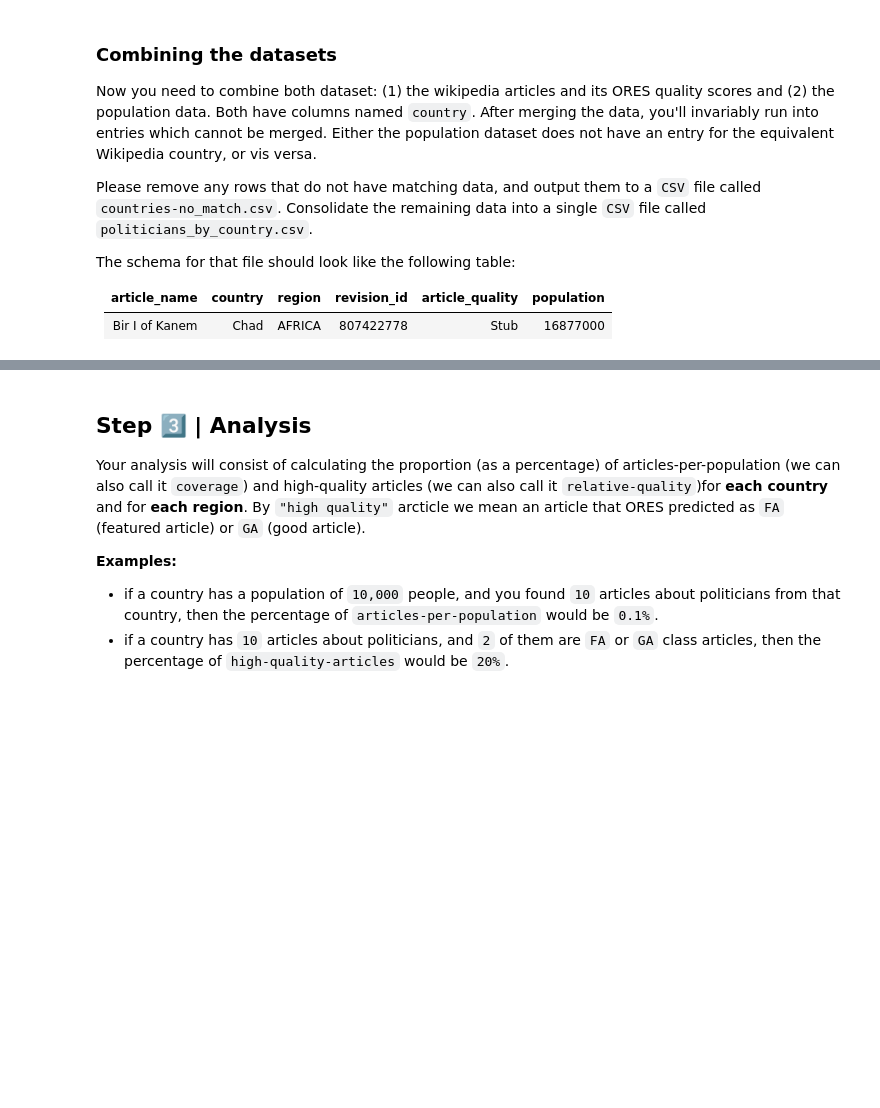
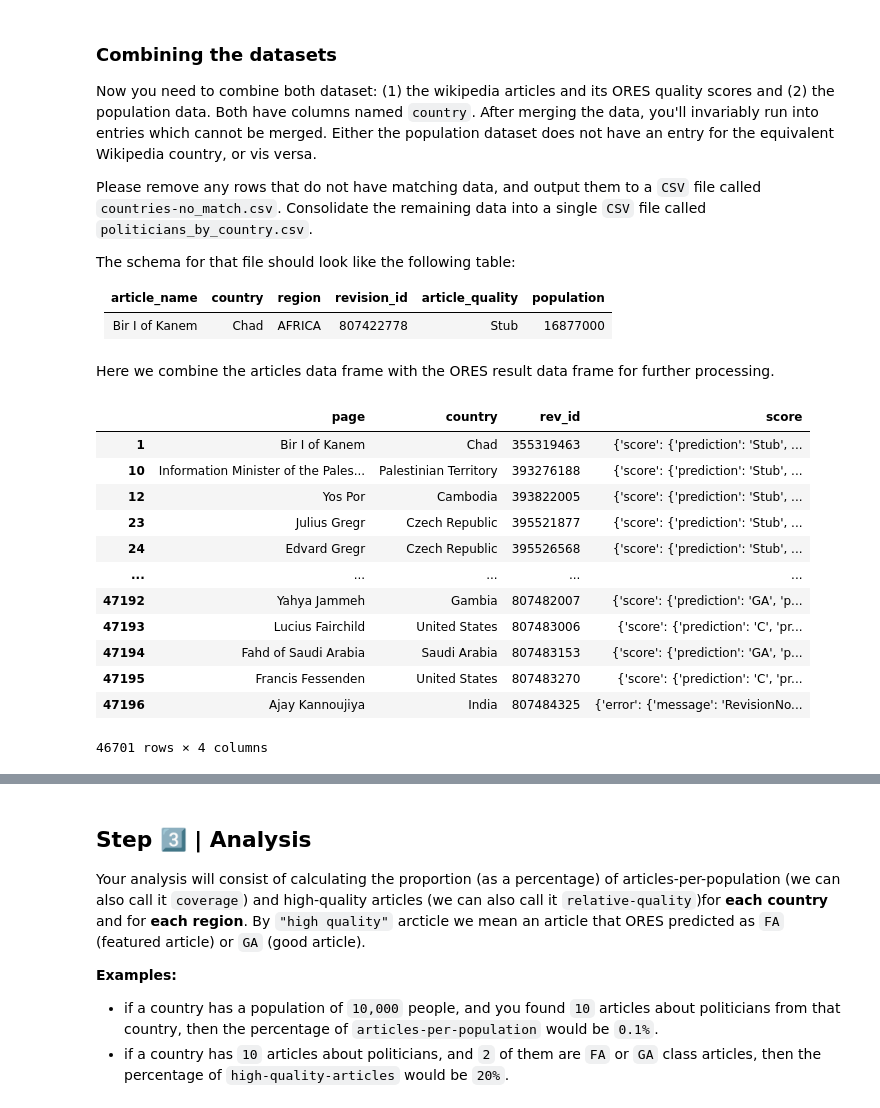
Before and after one commit to Arne117/A3-hcds-hcc-bias, a Jupyter notebook: src/A3_Wikipedia_ORES_Bias.ipynb, the cells around one changed output, grey strips where cells are left out. Cells and saved outputs as stored; diff of their text form; code cells hidden in the pictures; blank space fills up the shorter version.

```diff
--- a/src/A3_Wikipedia_ORES_Bias.ipynb
+++ b/src/A3_Wikipedia_ORES_Bias.ipynb
@@ -234,3 +254,22 @@ The schema for that file should look like the following table:
 | article_name | country | region | revision_id | article_quality | population |
 |--------------|---------|--------|-------------|-----------------|------------|
 | Bir I of Kanem | Chad  | AFRICA | 807422778 | Stub | 16877000 |
+# %% [markdown]
+Here we combine the articles data frame with the ORES result data frame for further processing.
+# %%
+merged_df = articles_df.join(ores_df, on='rev_id')
+merged_df
+# %% [output]
+|  | page | country | rev_id | score |
+| 1 | Bir I of Kanem | Chad | 355319463 | {'score': {'prediction': 'Stub', ... |
+| 10 | Information Minister of the Pales... | Palestinian Territory | 393276188 | {'score': {'prediction': 'Stub', ... |
+| 12 | Yos Por | Cambodia | 393822005 | {'score': {'prediction': 'Stub', ... |
+| 23 | Julius Gregr | Czech Republic | 395521877 | {'score': {'prediction': 'Stub', ... |
+| 24 | Edvard Gregr | Czech Republic | 395526568 | {'score': {'prediction': 'Stub', ... |
+| ... | ... | ... | ... | ... |
+| 47192 | Yahya Jammeh | Gambia | 807482007 | {'score': {'prediction': 'GA', 'p... |
+| 47193 | Lucius Fairchild | United States | 807483006 | {'score': {'prediction': 'C', 'pr... |
+| 47194 | Fahd of Saudi Arabia | Saudi Arabia | 807483153 | {'score': {'prediction': 'GA', 'p... |
+| 47195 | Francis Fessenden | United States | 807483270 | {'score': {'prediction': 'C', 'pr... |
+| 47196 | Ajay Kannoujiya | India | 807484325 | {'error': {'message': 'RevisionNo... |
+46701 rows × 4 columns
```
Also changed, not shown: parts of 6 cells of this notebook, 1 other file.
